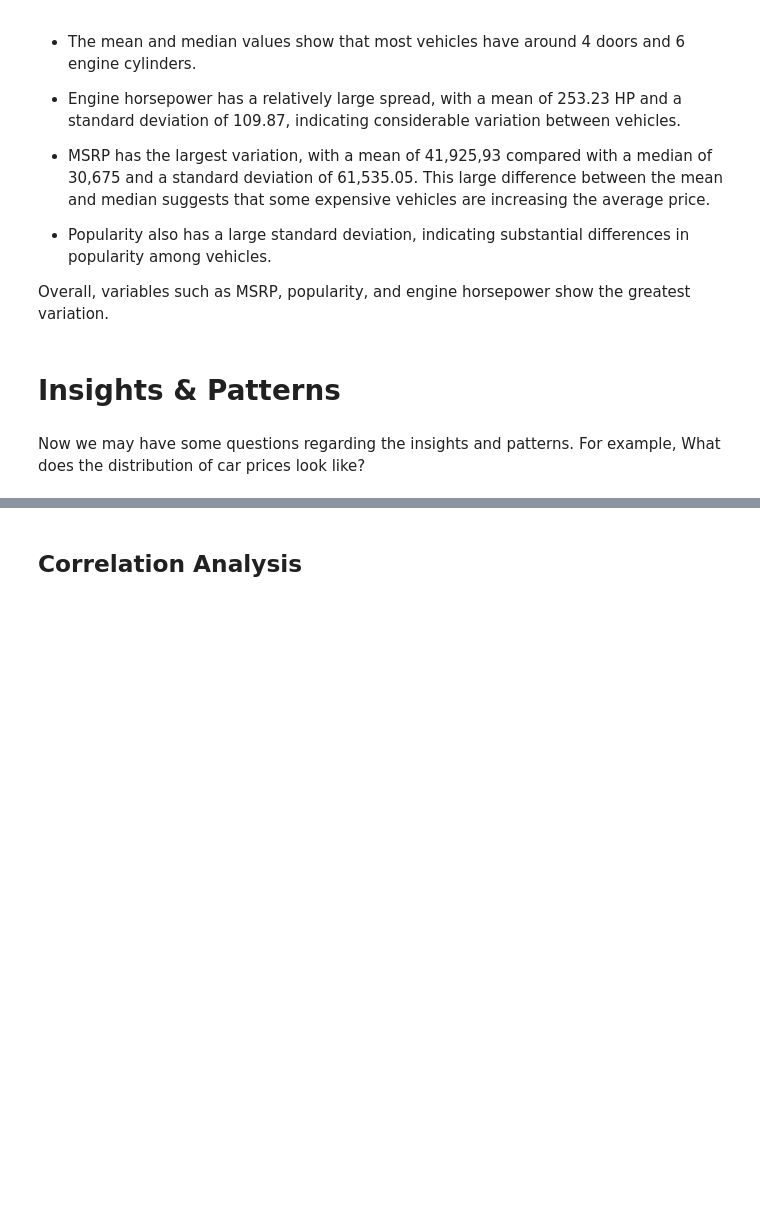
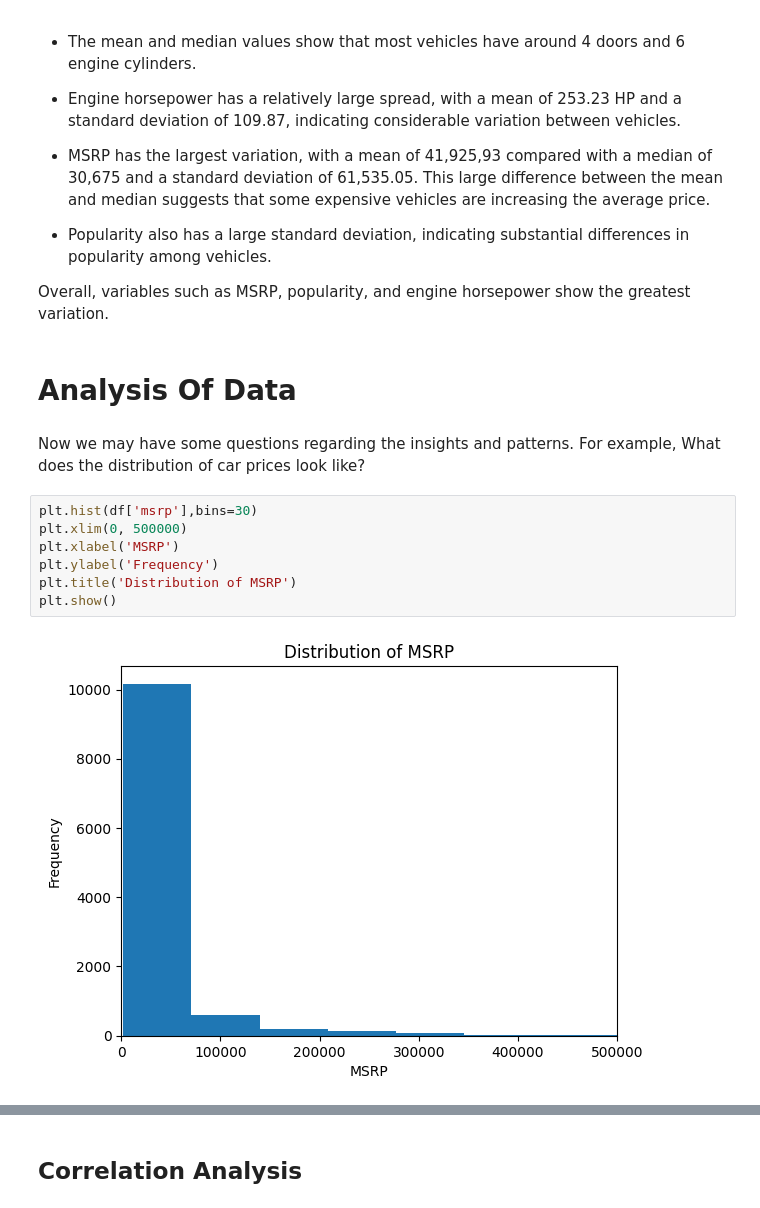
Before and after one commit to basmalamoataz/Samsung-car-price-analysis, a Jupyter notebook: Clean Data/statistics.ipynb, the cells around one changed output, grey strips where cells are left out. Drawn from its saved outputs; the diff is of its cells as text; blank space fills up the shorter version.

```diff
--- a/Clean Data/statistics.ipynb
+++ b/Clean Data/statistics.ipynb
@@ -68,8 +68,17 @@ So, what can we conclude from these statistics?
  * Popularity also has a large standard deviation, indicating substantial differences in popularity among vehicles.
 
  Overall, variables such as MSRP, popularity, and engine horsepower show the greatest variation.
-# %% [markdown]
-# Insights & Patterns
+# %% [markdown]
+# Analysis Of Data
 # %% [markdown]
 Now we may have some questions regarding the insights and patterns.
 For example, What does the distribution of car prices look like?
+# %%
+plt.hist(df['msrp'],bins=30)
+plt.xlim(0, 500000)
+plt.xlabel('MSRP')
+plt.ylabel('Frequency')
+plt.title('Distribution of MSRP')
+plt.show()
+# %% [output]
+[figure, added]
```
Also changed, not shown: parts of 27 cells of this notebook.
